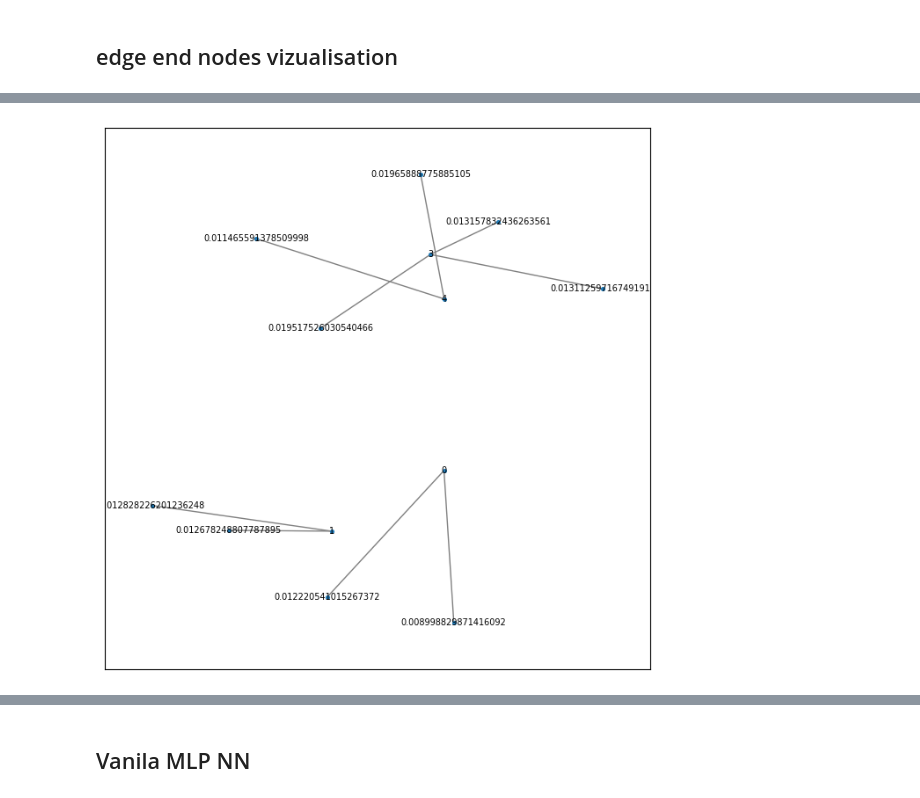
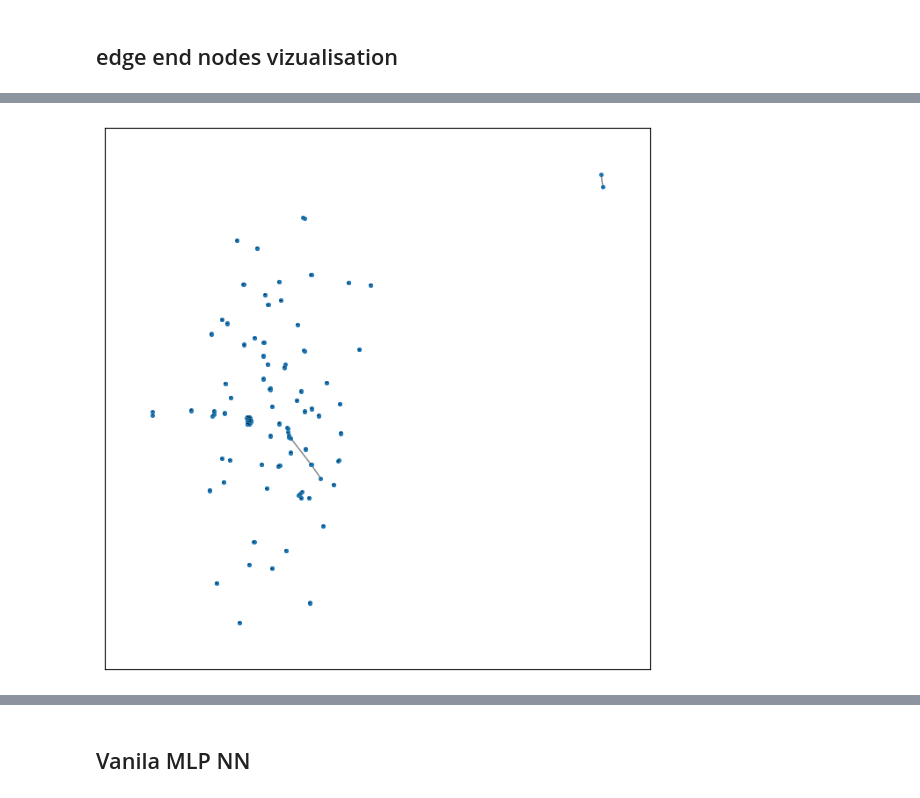
Before and after one commit to TAUforPython/BioMedAI, a Jupyter notebook: GNN model ECG classification.ipynb, the cells around one changed output, grey strips where cells are left out. Saved outputs shown, nothing was run; the diff lists cells and outputs as text; code cells hidden in the pictures.

```diff
--- a/GNN model ECG classification.ipynb
+++ b/GNN model ECG classification.ipynb
@@ -103,0 +77,14 @@ full_df_filtered.shape
+# %%
+#example of diagnosis tokenizing
+print(full_df_filtered['report'][1].lower().split())
+
+def get_sentence_embedding(sentence):
+    #words = sentence.split()
+    words = sentence.lower().split()
+    word_vectors = [w2v_model.wv[word] for word in words if word in w2v_model.wv]
+    if word_vectors:
+        return np.mean(word_vectors, axis=0)  # Усреднённый вектор
+    else:
+        return np.zeros(w2v_model.vector_size)  # Нулевой вектор, если слова нет в модели
+
+#get_sentence_embedding(full_df_filtered['report'][1])
@@ -127,2 +141,2 @@ len(table_data)
 # %%
-table_data = table_data.head(10)
+table_data.head()
@@ -225,11 +222,11 @@ ecg_table['Healthy_Status'].sum()
 # %% [markdown]
 ## edge end nodes vizualisation
 # %%
-# Находим дубликаты по 'subject_id' - формируем цепочки
-duplicated_rows = table_data[table_data.duplicated(subset=['subject_id'], keep=False)]
+# Находим дубликаты по 'subject_id'
+uniq_patient_visit_table = table_data[table_data.duplicated(subset=['subject_id'], keep=False)]
 
 # Сортируем для удобства (опционально)
-duplicated_rows = duplicated_rows.sort_values(by='subject_id')
-print(len(duplicated_rows))
-duplicated_rows.head(10)
+uniq_patient_visit_table = uniq_patient_visit_table.sort_values(by='subject_id')
+print(len(uniq_patient_visit_table))
+uniq_patient_visit_table.head()
 # %% [output]
@@ -328,13 +340,13 @@ nx.draw_kamada_kawai(G, with_labels=True, node_color=color_map, cmap=plt.cm.jet,
 # %%
 #duplicated_rows=duplicated_rows.head(len(duplicated_rows)//2)
+#duplicated_rows = duplicated_rows.sample(3000)
 graph_model = pd.DataFrame(
     {
-        "source": duplicated_rows['subject_id'],
-        #"target": duplicated_rows['study_id'],
-        "target": duplicated_rows['report'],
-        "edge_key": duplicated_rows['eeg_date'],
-        "weight": duplicated_rows['report'],
-        "status": duplicated_rows['Healthy_Status'],
+        "source": uniq_patient_visit_table['subject_id'],
+        "target": uniq_patient_visit_table['study_id'],
+        "edge_key": uniq_patient_visit_table['eeg_date'],
+        "weight": uniq_patient_visit_table['report'],
+        "status": uniq_patient_visit_table['Healthy_Status'],
     }
 )
 print(len(graph_model))
@@ -356,19 +355,19 @@ graph_model
 # %%
 G = nx.from_pandas_edgelist(
     graph_model,
     edge_key="edge_key",
     edge_attr=["weight", "status"],
     create_using=nx.MultiGraph(),
 )
 
 color_map = graph_model['status'].to_numpy()
 plt.figure(figsize=(8, 8))
 nx.draw_networkx(G, pos=nx.spring_layout(G),
-                 node_size=7, font_size = 7,edge_color ='grey',
+                 node_size=7, font_size = 0,edge_color ='grey',
                  #node_color=color_map,
                  )
 # %% [output]
-[figure, old version]
+[figure, new version]
 # %%
 elarge = [(u, v) for (u, v, d) in G.edges(data=True) if d["status"] > 0.5]
 esmall = [(u, v) for (u, v, d) in G.edges(data=True) if d["status"] <= 0.5]
```
Also changed, not shown: parts of 125 cells of this notebook.
